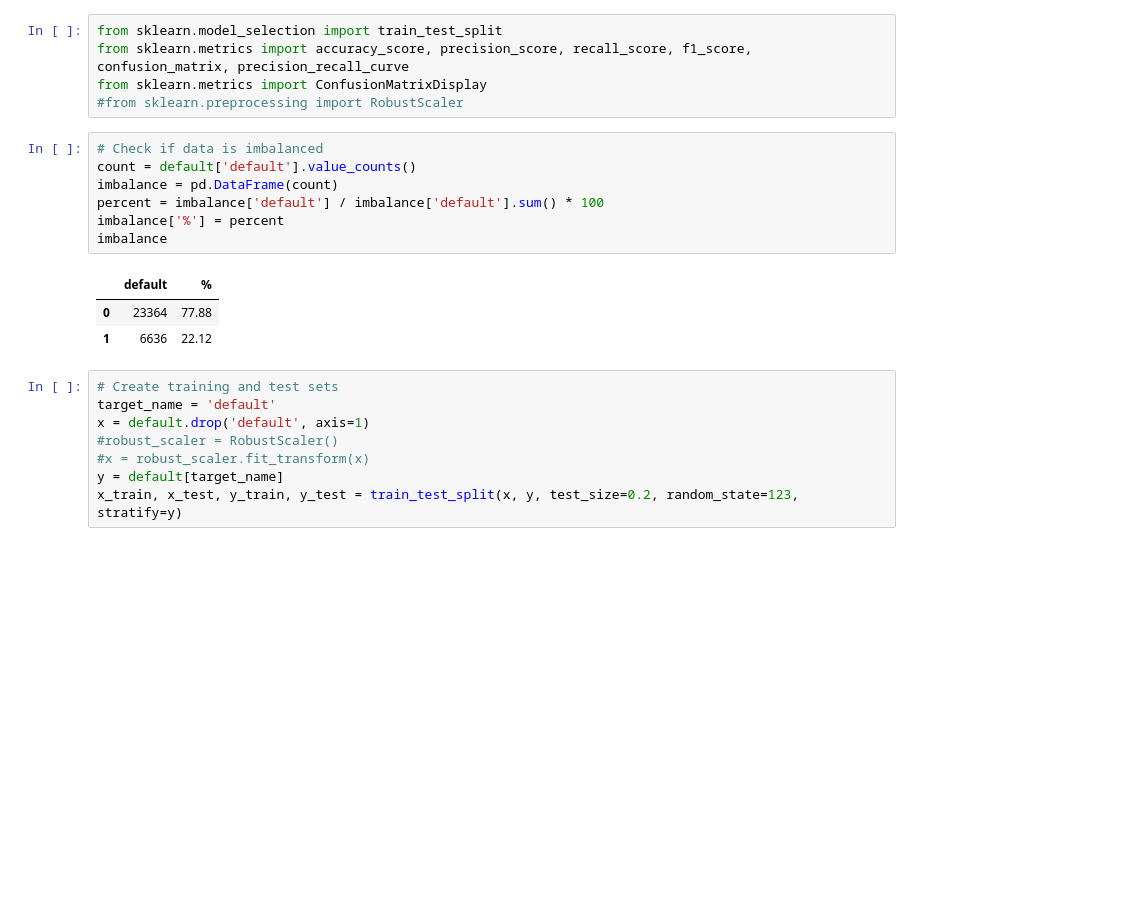
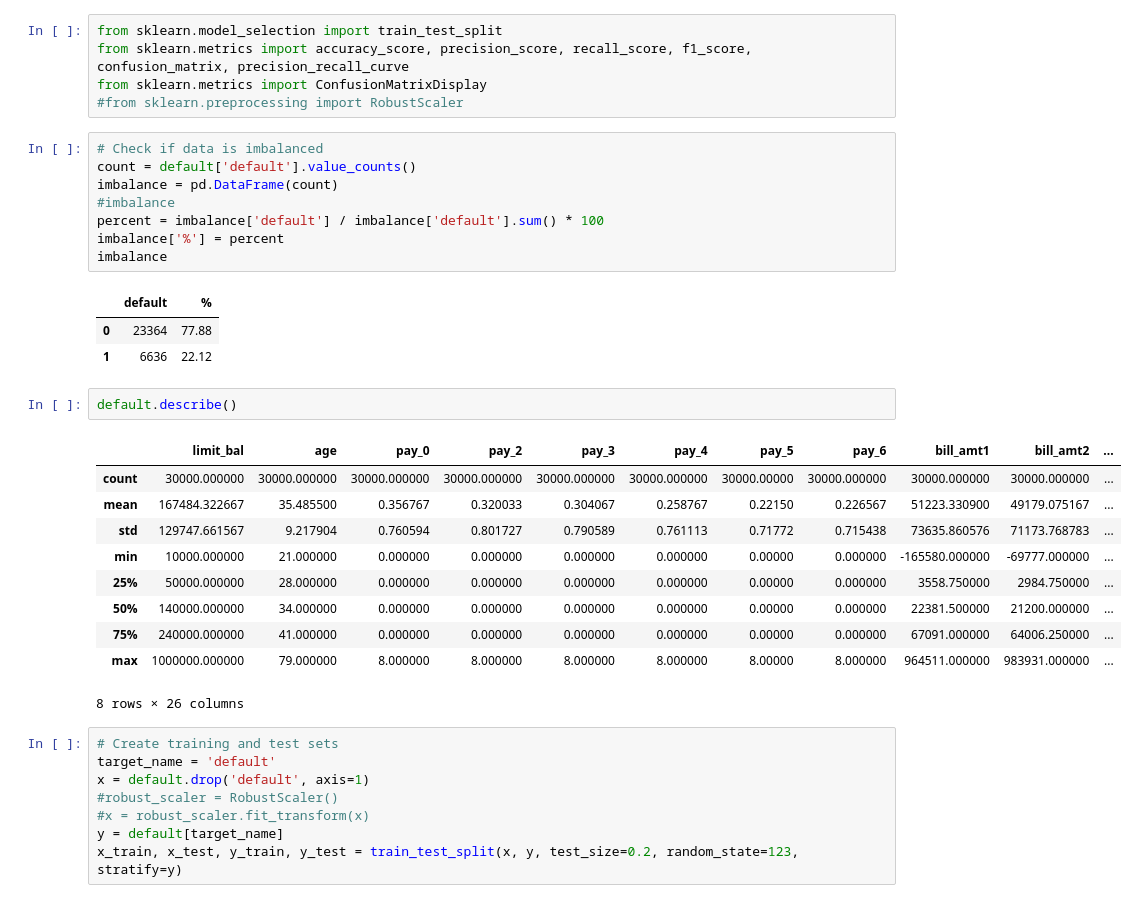
Before and after one commit to zefsgit/prediktiv_analys, a Jupyter notebook: Lecture08/Predicting Credit Default.ipynb, the cells around one changed output. Saved outputs shown, nothing was run; the diff lists cells and outputs as text; blank space fills up the shorter version.

```diff
--- a/Lecture08/Predicting Credit Default.ipynb
+++ b/Lecture08/Predicting Credit Default.ipynb
@@ -77,6 +77,7 @@ from sklearn.metrics import ConfusionMatrixDisplay
 # Check if data is imbalanced
 count = default['default'].value_counts()
 imbalance = pd.DataFrame(count)
+#imbalance
 percent = imbalance['default'] / imbalance['default'].sum() * 100
 imbalance['%'] = percent
 imbalance
@@ -84,6 +85,19 @@ imbalance
 |  | default | % |
 | 0 | 23364 | 77.88 |
 | 1 | 6636 | 22.12 |
+# %%
+default.describe()
+# %% [output]
+|  | limit_bal | age | pay_0 | pay_2 | pay_3 | pay_4 | pay_5 | pay_6 | bill_amt1 | bill_amt2 | ... |
+| count | 30000.000000 | 30000.000000 | 30000.000000 | 30000.000000 | 30000.000000 | 30000.000000 | 30000.00000 | 30000.000000 | 30000.000000 | 30000.000000 | ... |
+| mean | 167484.322667 | 35.485500 | 0.356767 | 0.320033 | 0.304067 | 0.258767 | 0.22150 | 0.226567 | 51223.330900 | 49179.075167 | ... |
+| std | 129747.661567 | 9.217904 | 0.760594 | 0.801727 | 0.790589 | 0.761113 | 0.71772 | 0.715438 | 73635.860576 | 71173.768783 | ... |
+| min | 10000.000000 | 21.000000 | 0.000000 | 0.000000 | 0.000000 | 0.000000 | 0.00000 | 0.000000 | -165580.000000 | -69777.000000 | ... |
+| 25% | 50000.000000 | 28.000000 | 0.000000 | 0.000000 | 0.000000 | 0.000000 | 0.00000 | 0.000000 | 3558.750000 | 2984.750000 | ... |
+| 50% | 140000.000000 | 34.000000 | 0.000000 | 0.000000 | 0.000000 | 0.000000 | 0.00000 | 0.000000 | 22381.500000 | 21200.000000 | ... |
+| 75% | 240000.000000 | 41.000000 | 0.000000 | 0.000000 | 0.000000 | 0.000000 | 0.00000 | 0.000000 | 67091.000000 | 64006.250000 | ... |
+| max | 1000000.000000 | 79.000000 | 8.000000 | 8.000000 | 8.000000 | 8.000000 | 8.00000 | 8.000000 | 964511.000000 | 983931.000000 | ... |
+8 rows × 26 columns
 # %%
 # Create training and test sets
 target_name = 'default'
```
Also changed, not shown: parts of 2 cells of this notebook, 5 other files.
